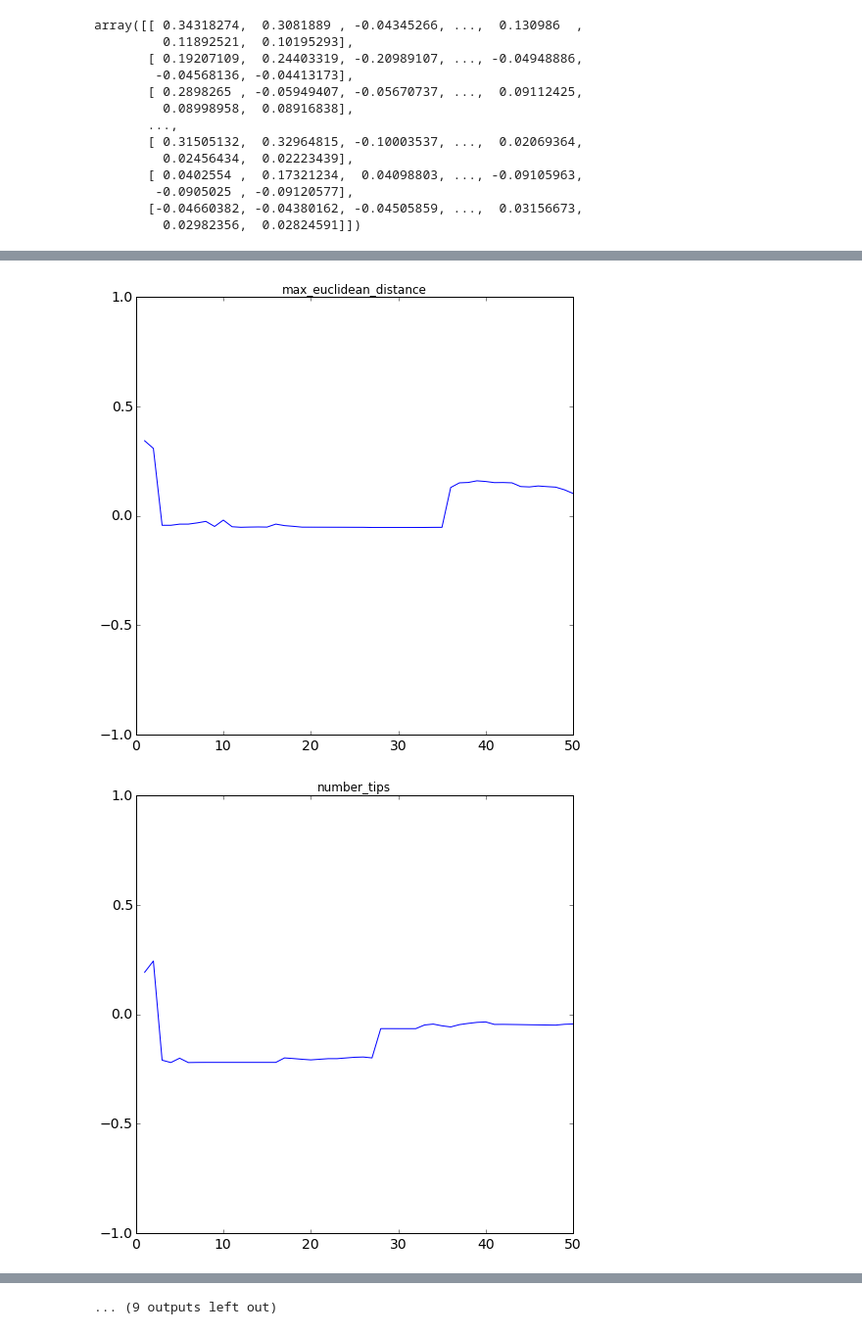
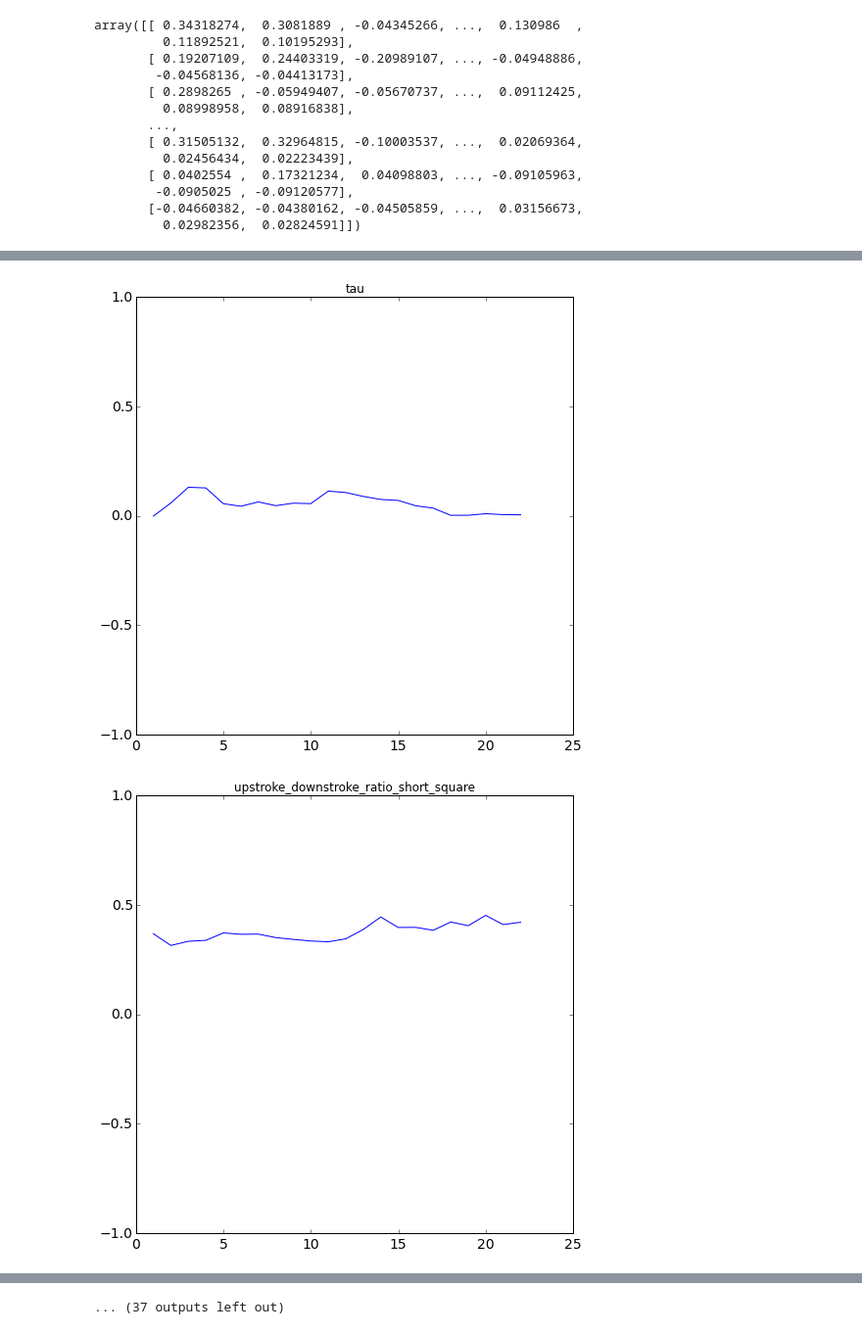
Before and after one commit to aivai/SWDBproject, a Jupyter notebook: SWDB_Project1_ephysmorph_fulldataset.ipynb, the cells around one changed output, grey strips where cells are left out. Shown at 98% size. Drawn from its saved outputs; the diff is of its cells as text; code cells hidden in the pictures.

Commit message:
Prediction of ephys feature by morph features.

```diff
--- a/SWDB_Project1_ephysmorph_fulldataset.ipynb
+++ b/SWDB_Project1_ephysmorph_fulldataset.ipynb
@@ -386,8 +390,8 @@ g_vals = g_vals[0:6]
 # %%
-#Loop over set of possible morphology features to predict
-features_to_predict = corr_abs_morph.index
+#Loop over set of possible ephys or morphology features to predict
+features_to_predict = corr_abs_ephys.index
 n_features_to_predict = len(features_to_predict)
-n_predictors = len(corr_abs_ephys.index)
+n_predictors = len(corr_abs_morph.index)
 number_predictors_to_test = n_predictors #Run full set overnight
 
 ranked_feature_set = {}
@@ -401,7 +405,7 @@ model_parameters_at_max = np.zeros(shape=(n_features_to_predict, n_predictors, 3
 for predicted_feature_number, feature_to_predict in enumerate(features_to_predict):
 
     #Rank features to use in prediction
-    related_features = corr_abs_ephysmorph.loc[feature_to_predict]
+    related_features = corr_abs_ephysmorph.loc[:,feature_to_predict]
     related_features = related_features[0:number_predictors_to_test] #Sub-select features to use in prediction
     ranked_features = related_features.order(kind="quicksort",ascending=False)
     ranked_features_index = ranked_features.index
@@ -434,7 +438,7 @@ for predicted_feature_number, feature_to_predict in enumerate(features_to_predic
             for kernel_number, kernel in enumerate(kernels):
                 for g_number, g_val in enumerate(g_vals):
                     scores = [] #Rewrite scores variable each time through the loop
-                    kf = cross_validation.KFold(len(X), n_folds=n_folds)
+                    kf = cross_validation.KFold(len(y), n_folds=n_folds)
                     clf = SVR(C=c_val,gamma=g_val,kernel=kernel)
                     for train_index, test_index in kf:
                         X_train, X_test = X[train_index], X[test_index]
@@ -511,19 +503,19 @@ range(1,number_predictors_to_test+1)
 # %%
 lines = range(len(feature_scores)-1)
 
 for line in lines:
     fig, ax = plt.subplots(figsize=(8,8))
     ax.plot(x_coords, feature_scores[line,:], label=a_type)
     title = features_to_predict[line]
     plt.title(title)
     plt.ylim((-1.0,1.0))
     #Name and save file
-    file_name = title + 'prediction_by_topcorr_ephys' + '.png'
+    file_name = title + 'prediction_by_topcorr_morph' + '.png'
     fig.savefig(file_name)
     #ax.set_xlabel(ranked_feature_set[title],size=14) #Xlabels broken, but can figure out which features
     #correspond to which points by looking at ranked_feature_set and choosing first n values up to corresponding
     #x value on graph
     ax.tick_params(axis='both', labelsize=14)
 # %% [output]
-[figure, old version]
+[figure, new version]
-[figure, old version]
+[figure, new version]
@@ -540,4 +532,4 @@ for line in lines:
-... (9 outputs left out)
+... (37 outputs left out)
 # %%
 lines
 # %%
```
Also changed, not shown: parts of 5 cells of this notebook.
